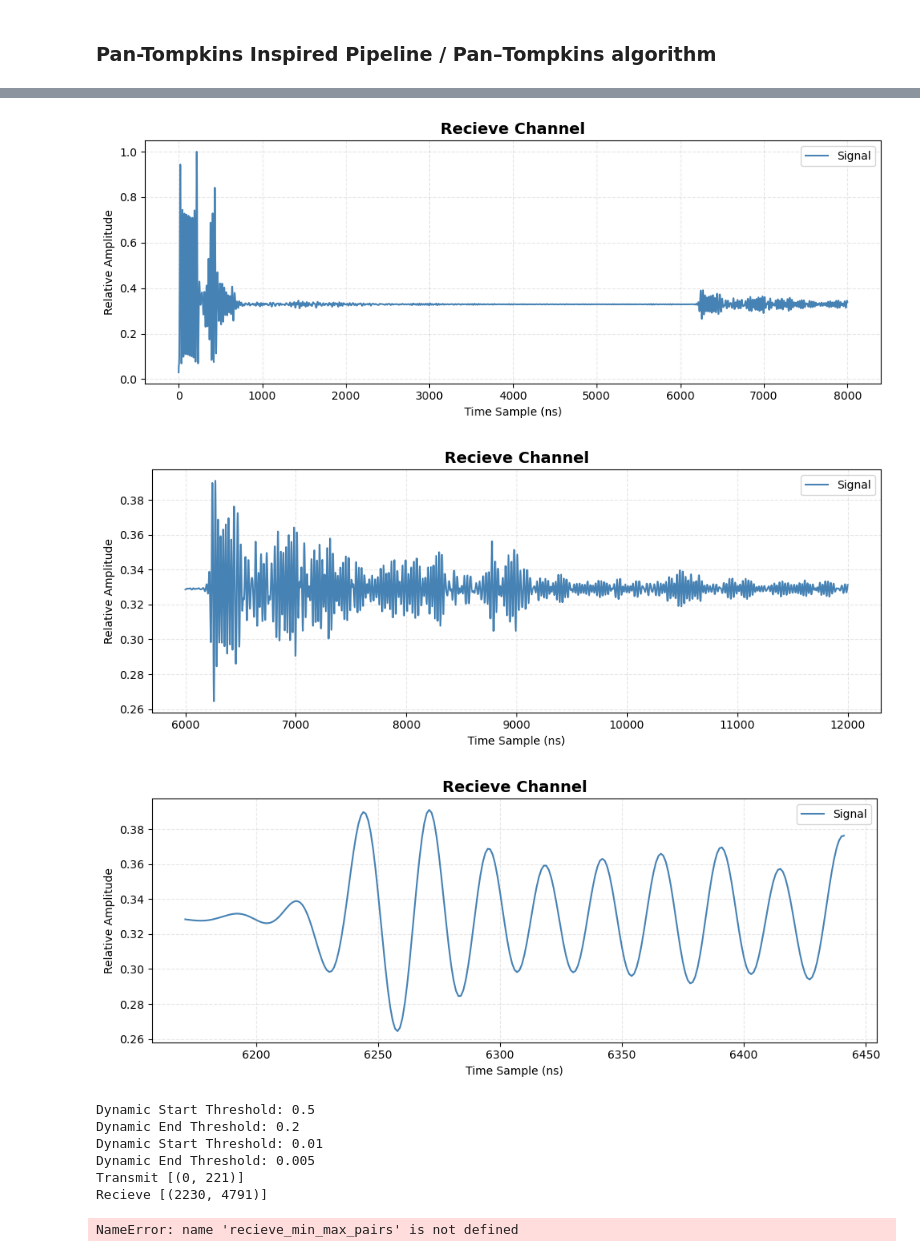
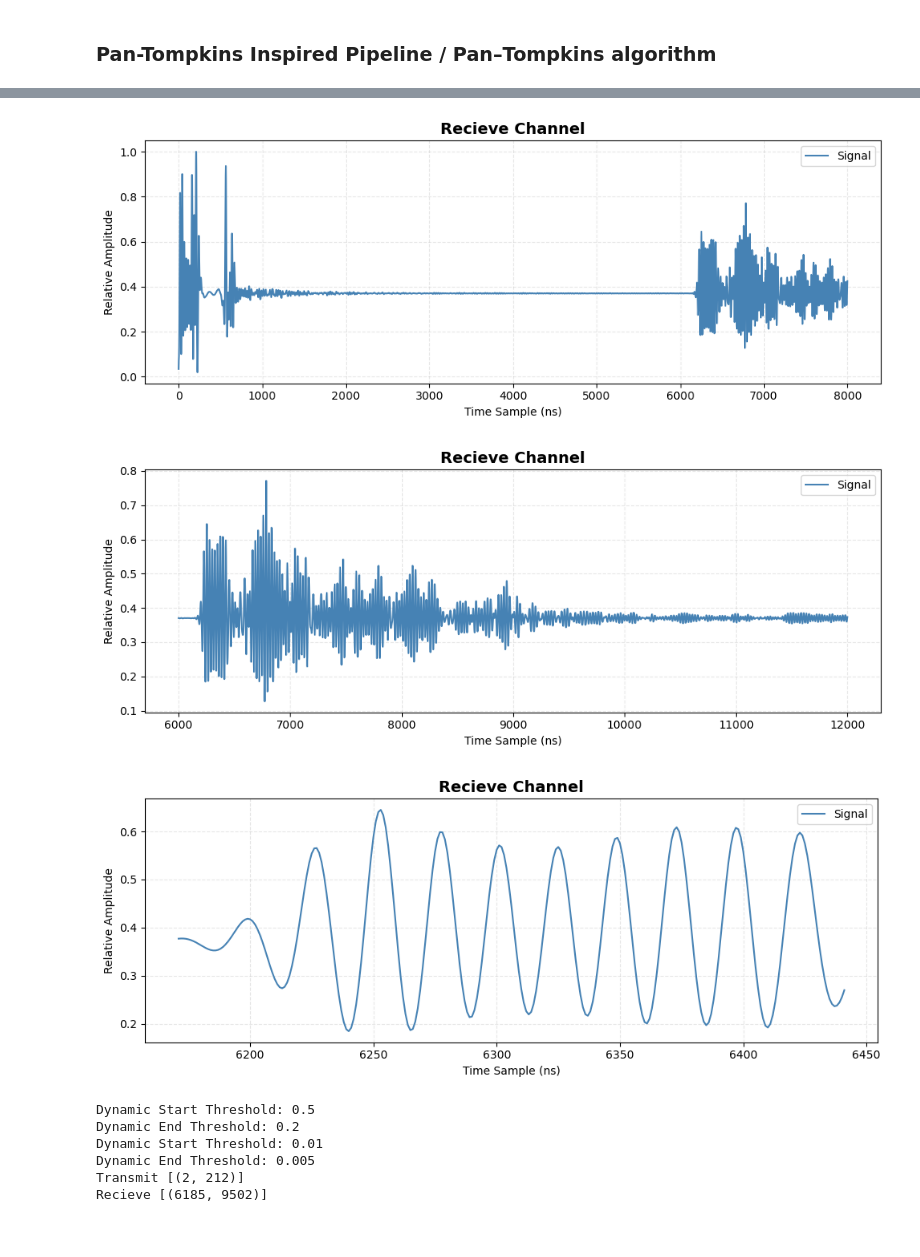
Before and after one commit to madhviasthana/Bio-Medical-Signal-Processing, a Jupyter notebook: codebase/main.ipynb, the cells around one changed output, grey strips where cells are left out. Drawn from its saved outputs; the diff is of its cells as text; code cells hidden in the pictures.

```diff
--- a/codebase/main.ipynb
+++ b/codebase/main.ipynb
@@ -23,13 +24,12 @@ def normalize_min_max(data):
 # %% [markdown]
 #### Extract relevant files for processing
 # %%
-waveforms=["sin","square"]
+waveforms=["sin","squ"]
 periods= ["1","5","9"]
 
-expected_waveform= waveforms[0]
+expected_waveform= waveforms[1]
 expected_periods= periods[2]
 # %%
-
-"""unique_file_list= findFiles(expected_waveform,expected_periods,sample_number=1)
-unique_file_list"""
+unique_file_list= findFiles(expected_waveform,expected_periods,sample_number=1)
+unique_file_list
 # %% [output]
@@ -41,6 +57,6 @@ file="/Users/madhviasthana/Documents/Experimental Signal Preprocessing  /Experim
 # %%
-#raw,Concentration,actual_waveform,periods=LoadDataSignals(unique_file_list[2],time_axis_start=0,time_axis_end=16000)
-raw,Concentration,actual_waveform,periods=LoadDataSignals(file,time_axis_start=0,time_axis_end=16000)
+raw,Concentration,actual_waveform,periods=LoadDataSignals(unique_file_list[2],time_axis_start=0,time_axis_end=16000)
+
 
 raw.shape
 # %% [output]
@@ -284,5 +266,5 @@ receive.shape
 bandpassed_receive = receive[0, start:end]
 bandpassed_transmit = transmit[0, start:end]
 # %%
-apply_pan_algorithm(bandpassed_transmit,bandpassed_receive,periods,T,low_cutoff, high_cutoff, order=4, window_size=11,min_prominence=0.05)
+transmit_echo_list,recieve_echo_list,transmit_min_max_pairs,recieve_min_max_pairs=apply_pan_algorithm(bandpassed_transmit,bandpassed_receive,periods,T,low_cutoff, high_cutoff, order=4, window_size=11,min_prominence=0.05)
 # %% [output]
@@ -290,10 +272,9 @@ apply_pan_algorithm(bandpassed_transmit,bandpassed_receive,periods,T,low_cutoff,
-[figure, old version]
+[figure, new version]
-[figure, old version]
+[figure, new version]
-[figure, old version]
+[figure, new version]
 Dynamic Start Threshold: 0.5
 Dynamic End Threshold: 0.2
 Dynamic Start Threshold: 0.01
 Dynamic End Threshold: 0.005
-Transmit [(0, 221)]
-Recieve [(2230, 4791)]
+Transmit [(2, 212)]
+Recieve [(6185, 9502)]
-NameError: name 'recieve_min_max_pairs' is not defined
```
Also changed, not shown: parts of 47 cells of this notebook, 6 other files.
